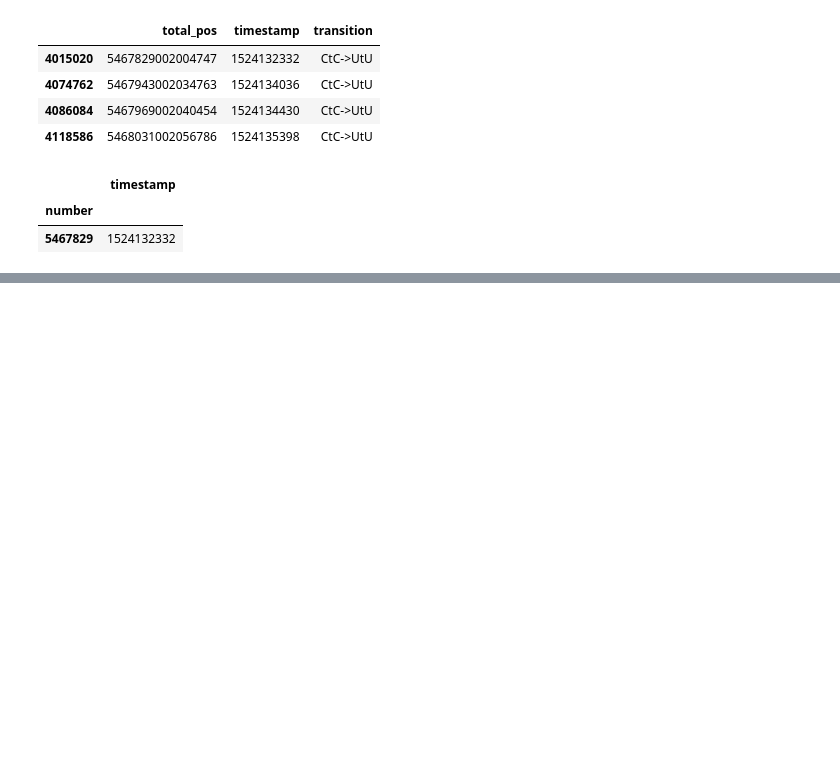
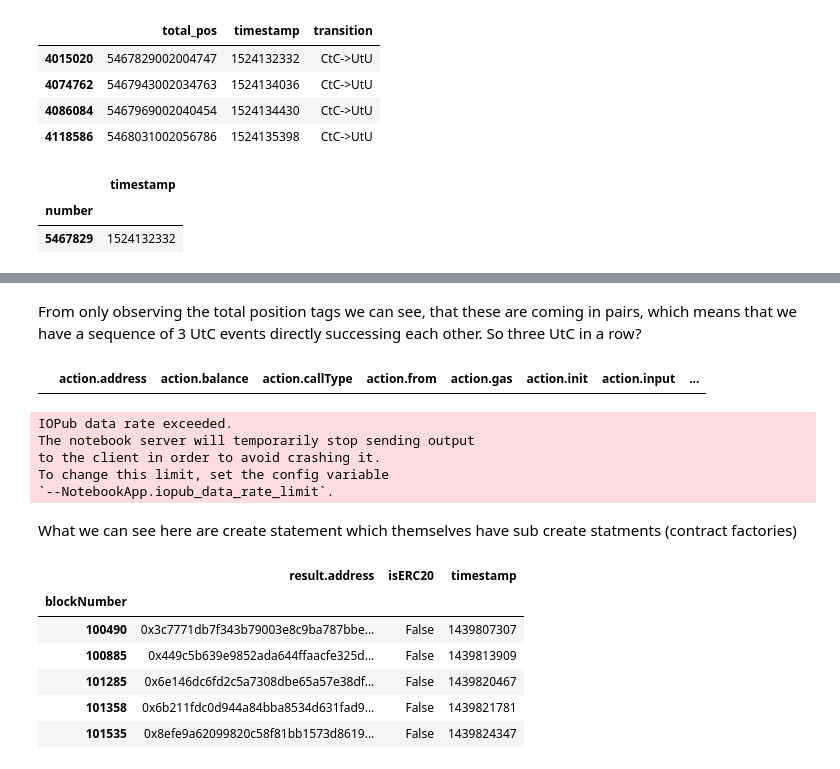
Before and after one commit to captain-red-baron/distributed-ledger-process-miner, a Jupyter notebook: analysis/transition_analysis.ipynb, the cells around one changed output, grey strips where cells are left out. Drawn from its saved outputs; the diff is of its cells as text; code cells hidden in the pictures; blank space fills up the shorter version.

```diff
--- a/analysis/transition_analysis.ipynb
+++ b/analysis/transition_analysis.ipynb
@@ -164,0 +205,2 @@ raw_545.head()
+# %% [markdown]
+From only observing the total position tags we can see, that these are coming in pairs, which means that we have a sequence of 3 UtC events directly successing each other. So three UtC in a row?
@@ -164,0 +215,7 @@ raw_545.head()
+# %%
+contracts_lookup = pd.read_csv(path_contracts_lookup, index_col=0)
+# %%
+res_543 = raw_543[raw_543['transactionHash'].isin(candidate_tx_hash_list)].merge(contracts_lookup, left_on='action.from', right_on='result.address', how='left').merge(contracts_lookup, how='left', left_on='action.to', right_on='result.address')
+res_543
+# %% [output]
+|  | action.address | action.balance | action.callType | action.from | action.gas | action.init | action.input | ... |
@@ -164,0 +224,20 @@ raw_545.head()
+# %%
+raw_543
+# %% [output]
+IOPub data rate exceeded.
+The notebook server will temporarily stop sending output
+to the client in order to avoid crashing it.
+To change this limit, set the config variable
+`--NotebookApp.iopub_data_rate_limit`.
+# %% [markdown]
+What we can see here are create statement which themselves have sub create statments (contract factories)
+# %%
+contracts_lookup.head()
+# %% [output]
+|  | result.address | isERC20 | timestamp |
+| blockNumber |  |  |  |
+| 100490 | 0x3c7771db7f343b79003e8c9ba787bbe... | False | 1439807307 |
+| 100885 | 0x449c5b639e9852ada644ffaacfe325d... | False | 1439813909 |
+| 101285 | 0x6e146dc6fd2c5a7308dbe65a57e38df... | False | 1439820467 |
+| 101358 | 0x6b211fdc0d944a84bba8534d631fad9... | False | 1439821781 |
+| 101535 | 0x8efe9a62099820c58f81bb1573d8619... | False | 1439824347 |
```
Also changed, not shown: parts of 13 cells of this notebook, 2 other files.
